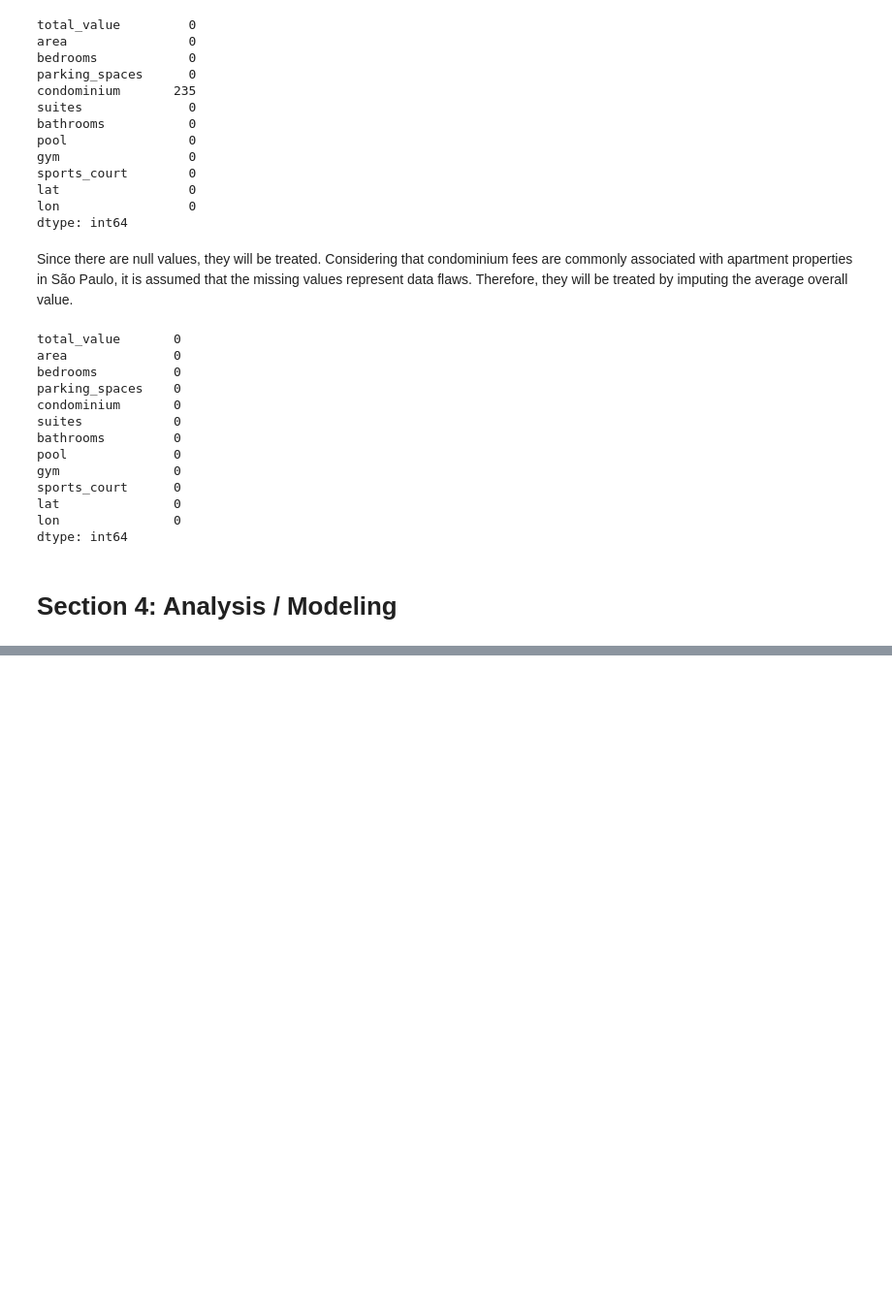
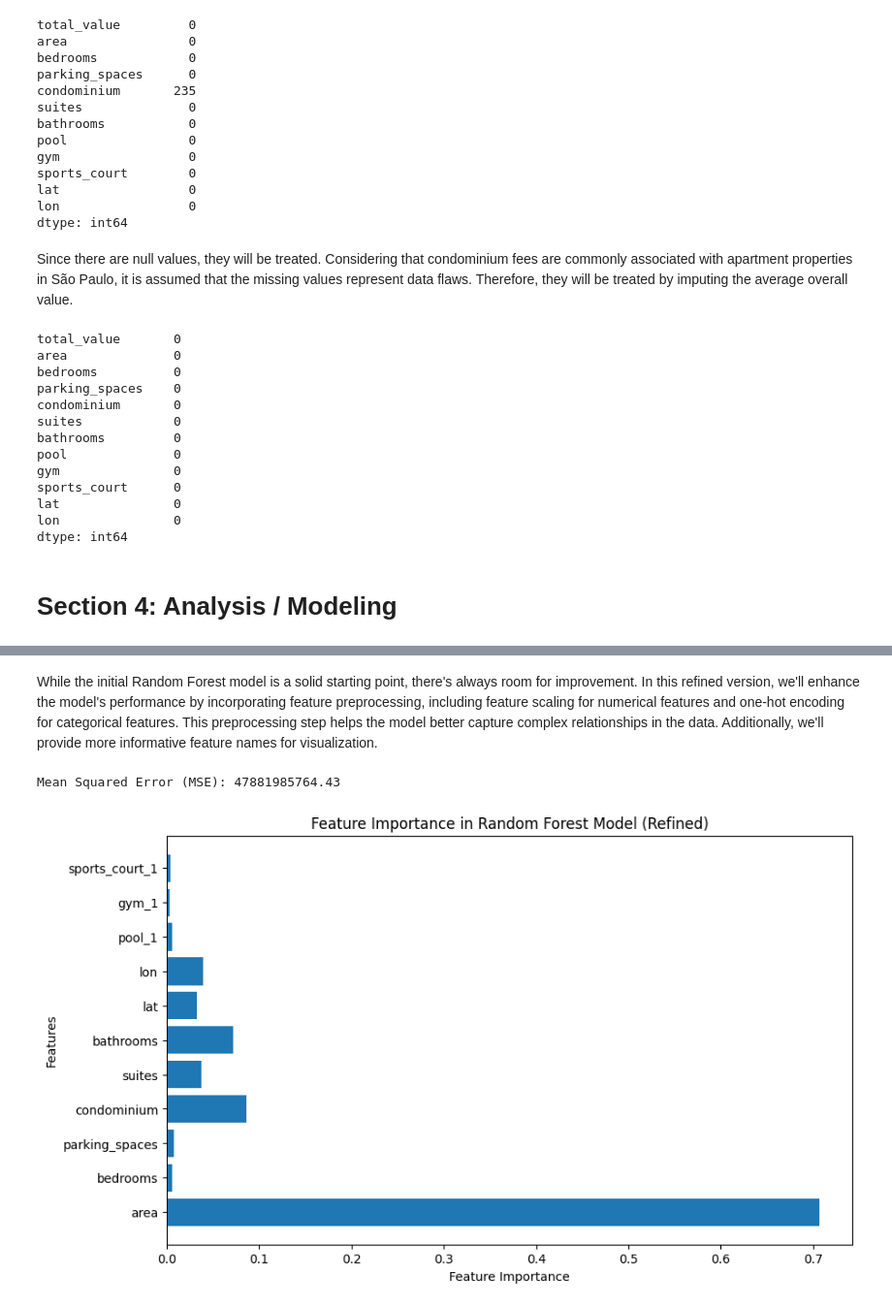
Before and after one commit to joaoalbertofs/pricing_sp_apartments, a Jupyter notebook: Analysis.ipynb, the cells around one changed output, grey strips where cells are left out. Shown: that part at 97% size. Cells and saved outputs as stored; diff of their text form; code cells hidden in the pictures; blank space fills up the shorter version.

```diff
--- a/Analysis.ipynb
+++ b/Analysis.ipynb
@@ -442,0 +309,79 @@ Similar to the first model, there are concerns about the normality of errors, he
+# %% [markdown]
+While the initial Random Forest model is a solid starting point, there's always room for improvement. In this refined version, we'll enhance the model's performance by incorporating feature preprocessing, including feature scaling for numerical features and one-hot encoding for categorical features. This preprocessing step helps the model better capture complex relationships in the data. Additionally, we'll provide more informative feature names for visualization.
+# %%
+
+def train_and_evaluate_random_forest_refined(df):
+    """
+    Train and evaluate a refined Random Forest model for predicting apartment prices.
+
+    Parameters:
+    df (DataFrame): DataFrame containing relevant columns including 'lat', 'lon', 'total_value', and others.
+
+    Returns:
+    None
+    """
+    # Define independent variables (X) and the dependent variable (Y)
+    X = df[['area', 'bedrooms', 'parking_spaces', 'condominium', 'suites', 'bathrooms', 'pool', 'gym', 'sports_court', 'lat', 'lon']]
+    Y = df['total_value']
+
+    # Split the data into training and testing sets
+    X_train, X_test, Y_train, Y_test = train_test_split(X, Y, test_size=0.2, random_state=42)
+
+    # Feature preprocessing
+    numeric_features = ['area', 'bedrooms', 'parking_spaces', 'condominium', 'suites', 'bathrooms', 'lat', 'lon']
+    categorical_features = ['pool', 'gym', 'sports_court']
+
+    numeric_transformer = Pipeline(steps=[
+        ('scaler', StandardScaler())  # Standardize numeric variables
+    ])
+
+    categorical_transformer = Pipeline(steps=[
+        ('onehot', OneHotEncoder(drop='first', sparse=False))  # One-hot encoding for categorical variables
+    ])
+
+    preprocessor = ColumnTransformer(
+        transformers=[
+            ('num', numeric_transformer, numeric_features),
+            ('cat', categorical_transformer, categorical_features)
+        ])
+
+    # Create and fit the Random Forest model with preprocessing
+    rf_model = Pipeline(steps=[('preprocessor', preprocessor),
+                               ('model', RandomForestRegressor(n_estimators=100, random_state=42))])
+
+    rf_model.fit(X_train, Y_train)
+
+    # Make predictions
+    Y_pred = rf_model.predict(X_test)
+
+    # Evaluate model performance
+    mse = mean_squared_error(Y_test, Y_pred)
+    print(f'Mean Squared Error (MSE): {mse:.2f}')
+
+    # Get the names of one-hot encoded categorical columns
+    categorical_encoder = rf_model.named_steps['preprocessor'].named_transformers_['cat'].named_steps['onehot']
+
+    # Get original categories
+    original_categories = categorical_encoder.categories_
+
+    # Create names for one-hot encoded categorical columns
+    encoded_category_names = []
+    for i, category_feature in enumerate(categorical_features):
+        for category in original_categories[i][1:]:  # Start from the second value to avoid multicollinearity
+            encoded_category_names.append(f'{category_feature}_{category}')
+
+    # Combine the names of numeric and categorical columns
+    feature_names = numeric_features + encoded_category_names
+
+    plt.figure(figsize=(10, 6))
+    plt.barh(feature_names, rf_model.named_steps['model'].feature_importances_)
+    plt.xlabel('Feature Importance')
+    plt.ylabel('Features')
+    plt.title('Feature Importance in Random Forest Model (Refined)')
+    plt.show()
+
+
+train_and_evaluate_random_forest_refined(treated_df)
+# %% [output]
+Mean Squared Error (MSE): 47881985764.43
+[figure, added]
```
Also changed, not shown: parts of 27 cells of this notebook, 3 other files.
